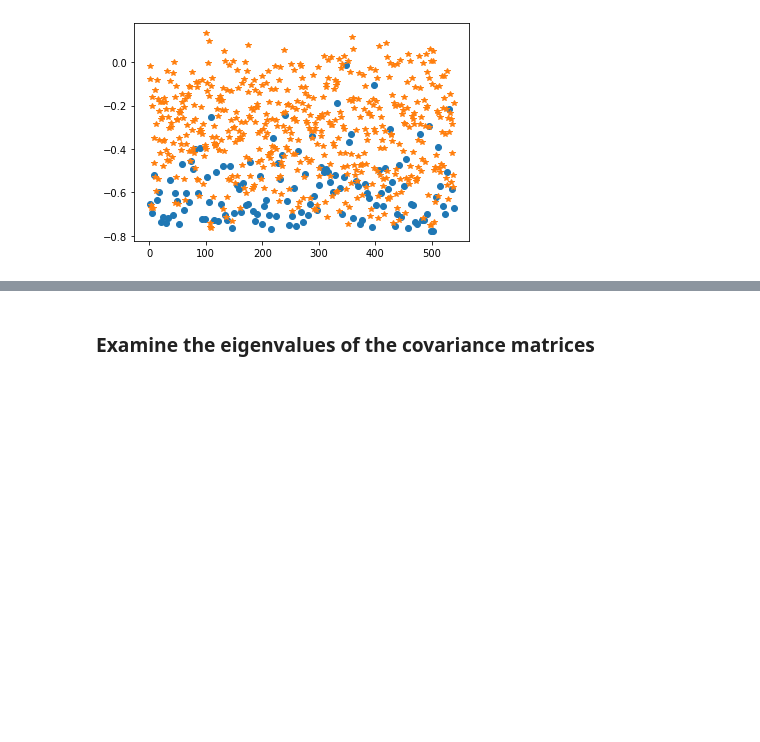
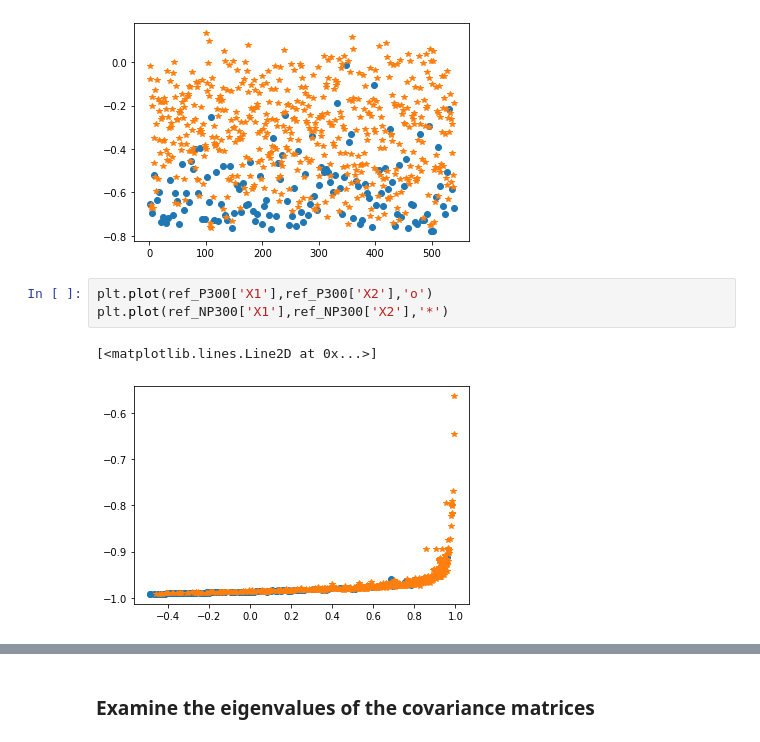
Before and after one commit to NacerSebtiMS/P300-Data-Analysis, a Jupyter notebook: P300_Data_Analysis.ipynb, the cells around one changed output, grey strips where cells are left out. Drawn from its saved outputs; the diff is of its cells as text; blank space fills up the shorter version.

Commit message:
eigenvalues and more graphs

```diff
--- a/P300_Data_Analysis.ipynb
+++ b/P300_Data_Analysis.ipynb
@@ -125,3 +130,9 @@ plt.plot(x_NP300, ref_NP300['X4'],'*')
 plt.show()
 # %% [output]
 [figure]
+# %%
+plt.plot(ref_P300['X1'],ref_P300['X2'],'o')
+plt.plot(ref_NP300['X1'],ref_NP300['X2'],'*')
+# %% [output]
+[<matplotlib.lines.Line2D at 0x...>]
+[figure, added]
```
Also changed, not shown: parts of 13 cells of this notebook.
